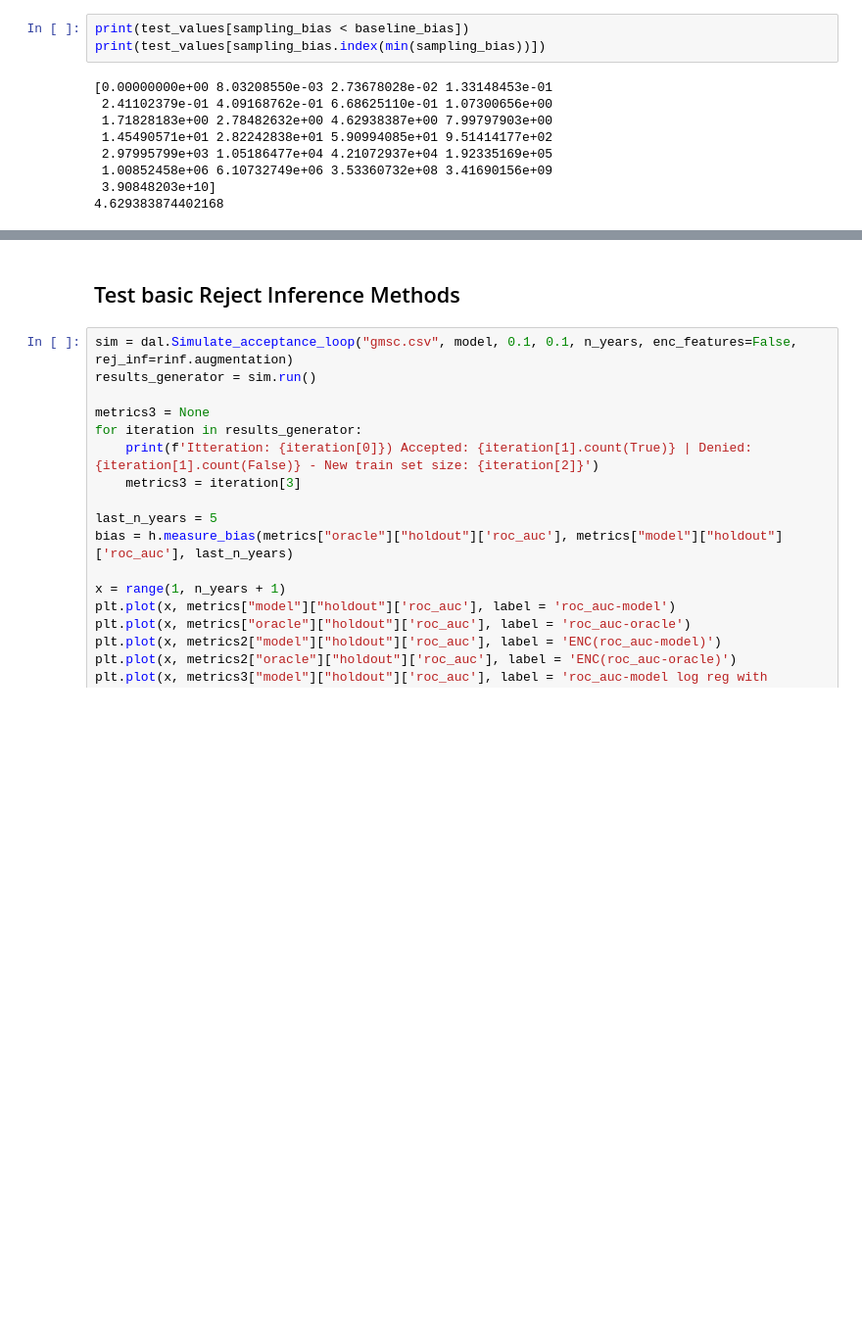
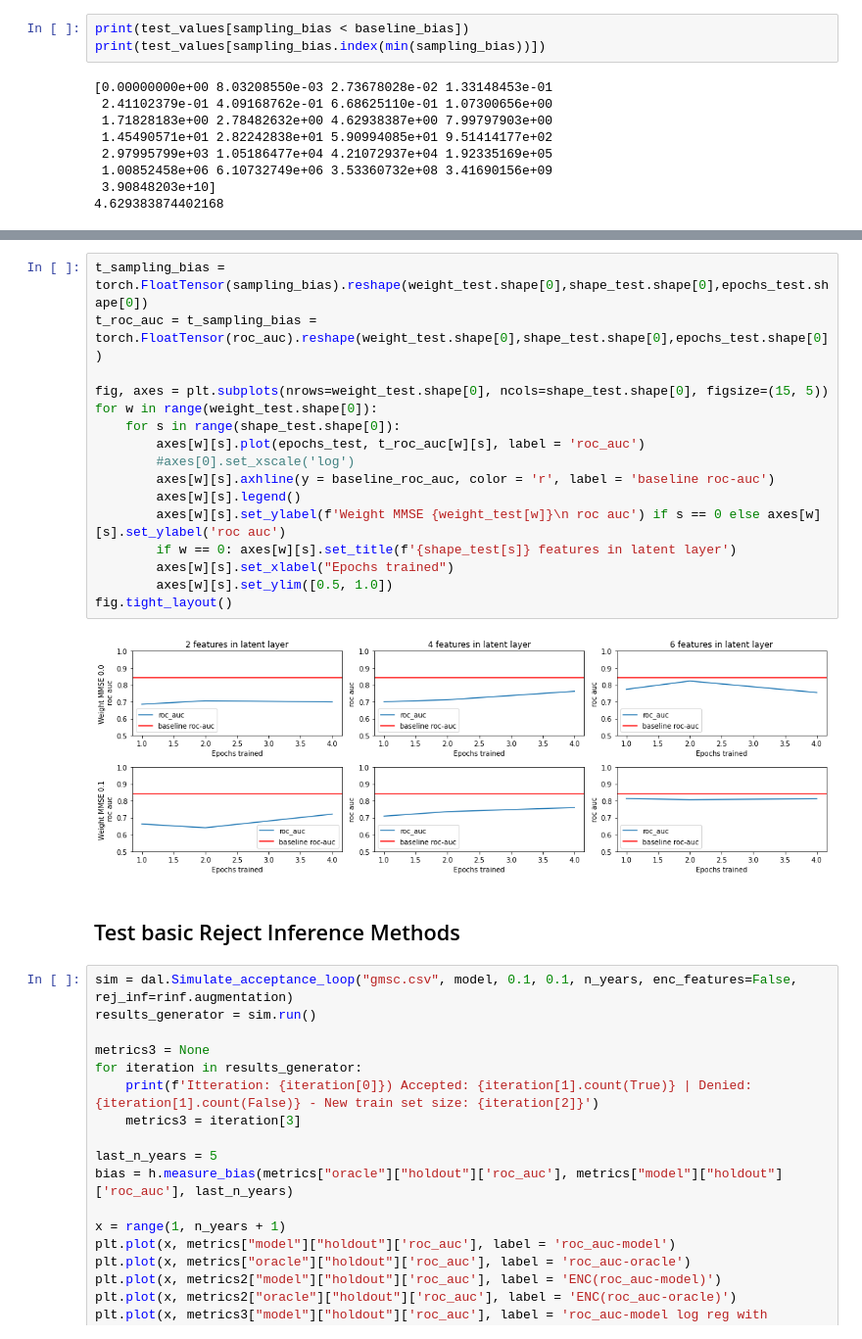
Before and after one commit to lukasvoege/reject-infer-autoencoder, a Jupyter notebook: notebooks/playground.ipynb, the cells around one changed output, grey strips where cells are left out. Shown at 98% size. Cells and saved outputs as stored; diff of their text form; blank space fills up the shorter version.

```diff
--- a/notebooks/playground.ipynb
+++ b/notebooks/playground.ipynb
@@ -398,3 +468,21 @@ print(test_values[sampling_bias.index(min(sampling_bias))])
+# %%
+t_sampling_bias = torch.FloatTensor(sampling_bias).reshape(weight_test.shape[0],shape_test.shape[0],epochs_test.shape[0])
+t_roc_auc = t_sampling_bias = torch.FloatTensor(roc_auc).reshape(weight_test.shape[0],shape_test.shape[0],epochs_test.shape[0])
+
+fig, axes = plt.subplots(nrows=weight_test.shape[0], ncols=shape_test.shape[0], figsize=(15, 5))
+for w in range(weight_test.shape[0]):
+    for s in range(shape_test.shape[0]):
+        axes[w][s].plot(epochs_test, t_roc_auc[w][s], label = 'roc_auc')
+        #axes[0].set_xscale('log')
+        axes[w][s].axhline(y = baseline_roc_auc, color = 'r', label = 'baseline roc-auc')
+        axes[w][s].legend()
+        axes[w][s].set_ylabel(f'Weight MMSE {weight_test[w]}\n roc auc') if s == 0 else axes[w][s].set_ylabel('roc auc')
+        if w == 0: axes[w][s].set_title(f'{shape_test[s]} features in latent layer')
+        axes[w][s].set_xlabel("Epochs trained")
+        axes[w][s].set_ylim([0.5, 1.0])
+fig.tight_layout()
+# %% [output]
+[figure, added]
 # %% [markdown]
 ## Test basic Reject Inference Methods
 # %%
```
Also changed, not shown: parts of 5 cells of this notebook.
